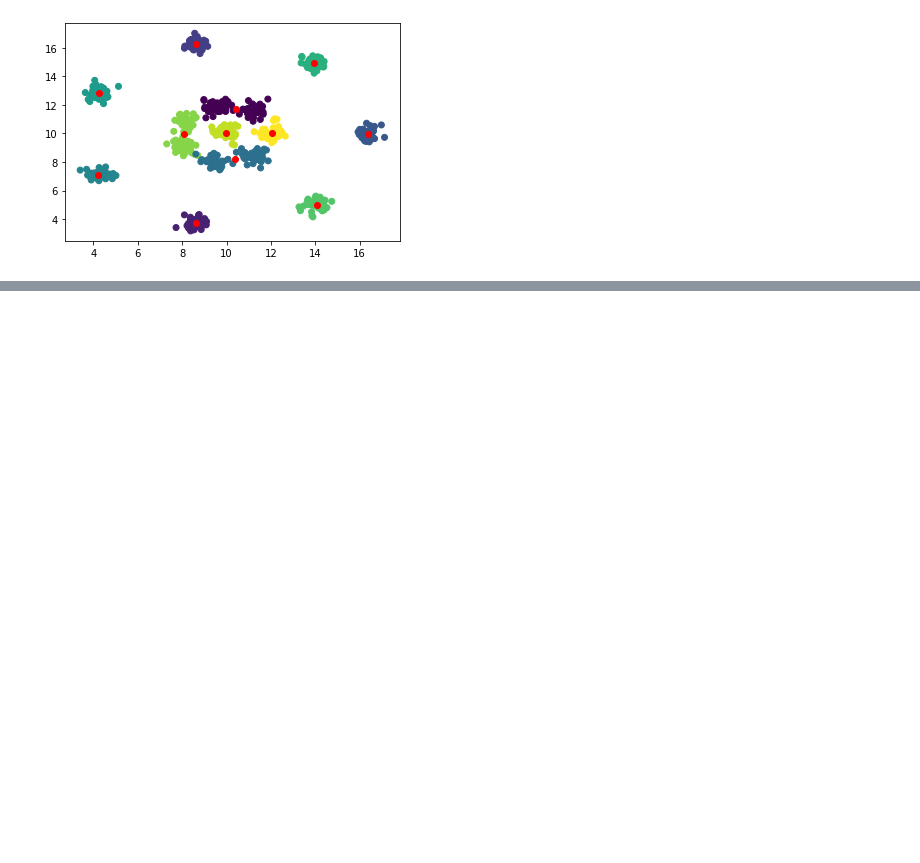
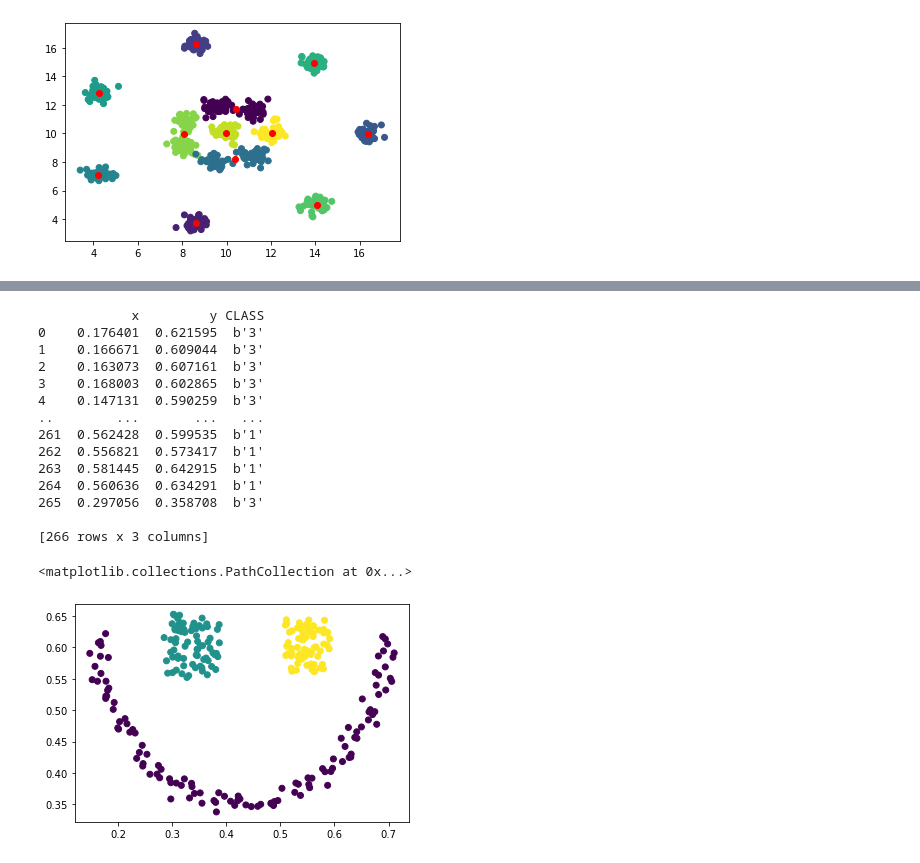
Before and after one commit to Gwen02/TP-ADP, a Jupyter notebook: TP_APD.ipynb, the cells around one changed output, grey strips where cells are left out. Saved outputs shown, nothing was run; the diff lists cells and outputs as text; code cells hidden in the pictures; blank space fills up the shorter version.

```diff
--- a/TP_APD.ipynb
+++ b/TP_APD.ipynb
@@ -11,9 +12,10 @@ data1 = arff.loadarff(open('datasets/artificial/R15.arff','r'))
 data2 = arff.loadarff(open('datasets/artificial/diamond9.arff','r'))
 data3 = arff.loadarff(open('datasets/artificial/spherical_4_3.arff','r'))
 
-#Bad datasets
-data4 = arff.loadarff(open('datasets/artificial/spiral.arff','r'))
+#Datasets for agglomerative clustering
+data4 = arff.loadarff(open('datasets/artificial/zelnik3.arff','r'))
 data5 = arff.loadarff(open('datasets/artificial/complex9.arff','r'))
+data6 = arff.loadarff(open('datasets/artificial/banana.arff','r'))
 # %%
 df = pd.DataFrame(data1[0])
 #print(df)
@@ -105,3 +90,29 @@ print(time_tab)
 X = np.linspace(1,n - 1,n - 1)
 plt.figure()
 plt.plot(X, time_tab)
+# %%
+df = pd.DataFrame(data4[0])
+print(df)
+X1, Y1 = [], []
+X3, Y3 = df['x'], df['y']
+
+clusters = AgglomerativeClustering(n_clusters=3).fit(df)
+plt.figure()
+plt.scatter(X3, Y3, c = clusters.labels_)
+# %% [output]
+            x         y CLASS
+0    0.176401  0.621595  b'3'
+1    0.166671  0.609044  b'3'
+2    0.163073  0.607161  b'3'
+3    0.168003  0.602865  b'3'
+4    0.147131  0.590259  b'3'
+..        ...       ...   ...
+261  0.562428  0.599535  b'1'
+262  0.556821  0.573417  b'1'
+263  0.581445  0.642915  b'1'
+264  0.560636  0.634291  b'1'
+265  0.297056  0.358708  b'3'
+
+[266 rows x 3 columns]
+<matplotlib.collections.PathCollection at 0x...>
+[figure, added]
```
Also changed, not shown: parts of 2 cells of this notebook.
